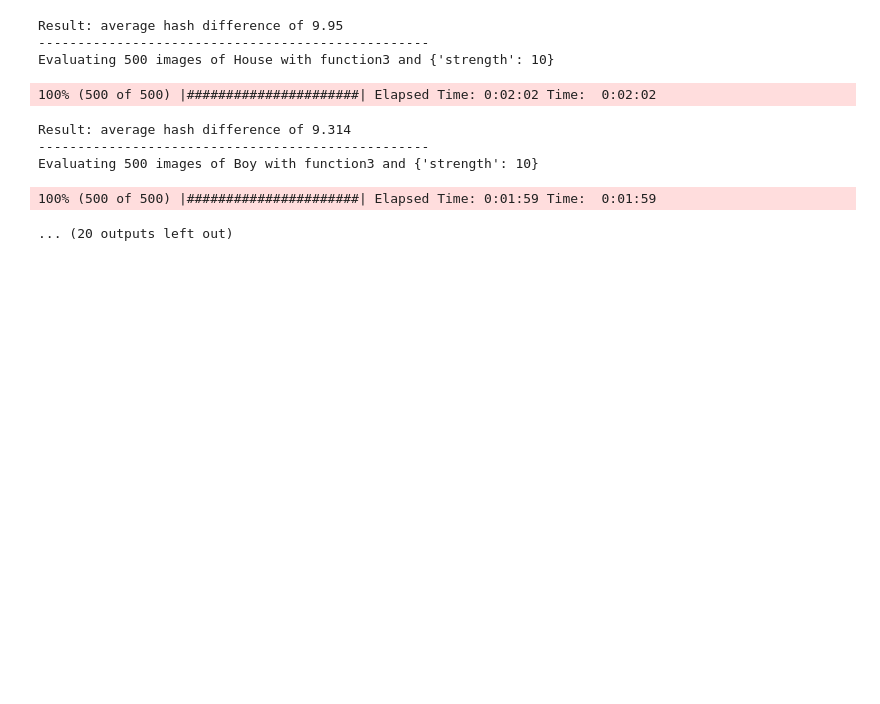
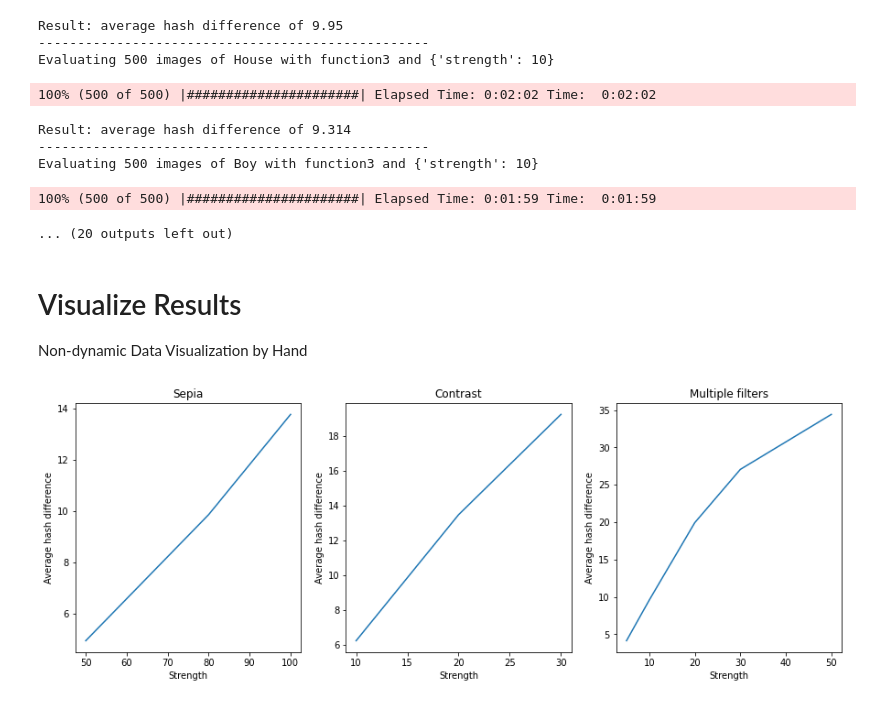
Before and after one commit to MaLoefUDS/MachineLearningInCybersecurity, a Jupyter notebook: project/code/project.ipynb, the cells around one changed output. Cells and saved outputs as stored; diff of their text form; code cells hidden in the pictures; blank space fills up the shorter version.

Commit message:
added simple visualization of the filter results.
if I have time left, will rerun filters with only one category (does not
change that much between them)  and more strengths and obtain dynamic visualiziation

```diff
--- a/project/code/project.ipynb
+++ b/project/code/project.ipynb
@@ -517,3 +517,35 @@ Result: average hash difference of 9.314
 Evaluating 500 images of Boy with function3 and {'strength': 10}
 100% (500 of 500) |######################| Elapsed Time: 0:01:59 Time:  0:01:59
 ... (20 outputs left out)
+# %% [markdown]
+# Visualize Results
+Non-dynamic Data Visualization by Hand
+# %%
+fig, ax = plt.subplots(1, 3, figsize=(15, 5))
+
+#Don't want to rerun the filters, therefore copying the variables
+sepia_strengths = [50, 80, 100]
+contrast_strengths = [10, 20, 30]
+multiple_strengths = [5, 10, 20, 30, 50]
+
+
+sepia_differences = [4.9513, 9.8706, 13.7806]
+contrast_differences = [6.223, 13.4626, 19.2286]
+multiple_differences = [4.14, 9.5786, 19.936,  27.056, 34.416]
+
+ax[0].plot(sepia_strengths, sepia_differences)
+ax[0].set_title("Sepia")
+
+ax[1].plot(contrast_strengths, contrast_differences)
+ax[1].set_title("Contrast")
+
+ax[2].plot(multiple_strengths, multiple_differences)
+ax[2].set_title("Multiple filters")
+
+for i in range(3):
+    ax[i].set_xlabel("Strength")
+    ax[i].set_ylabel("Average hash difference")
+
+plt.show()
+# %% [output]
+[figure, added]
```
